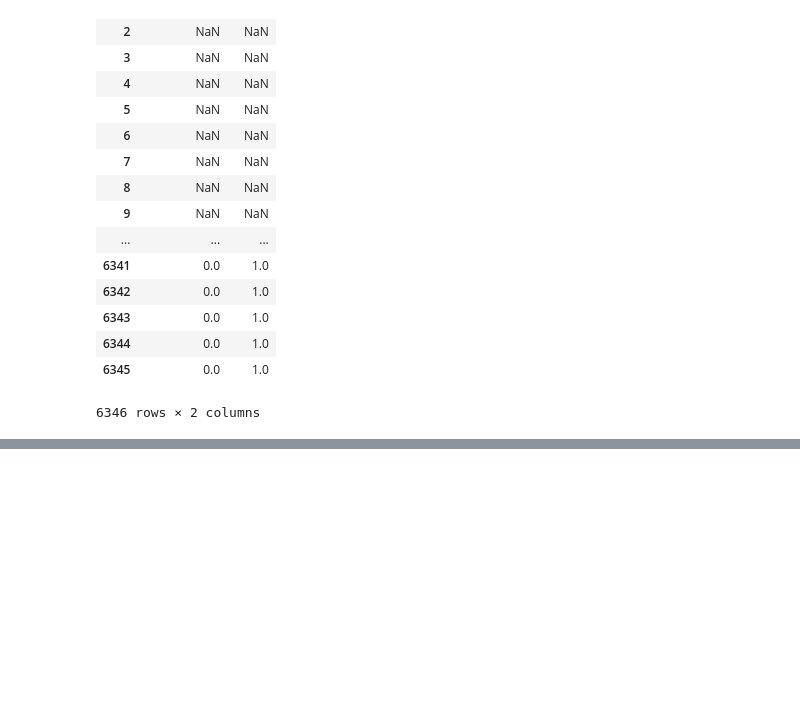
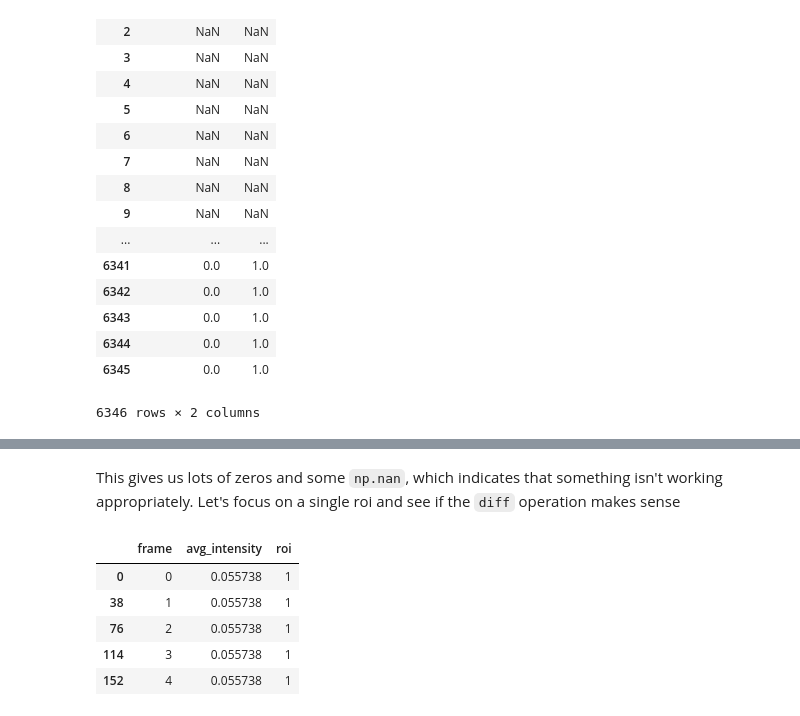
Before and after one commit to msschwartz21/germband-extension, a Jupyter notebook: notebooks/20181019-test_roi_binning.ipynb, the cells around one changed output, grey strips where cells are left out. Cells and saved outputs as stored; diff of their text form; code cells hidden in the pictures; blank space fills up the shorter version.

```diff
--- a/notebooks/20181019-test_roi_binning.ipynb
+++ b/notebooks/20181019-test_roi_binning.ipynb
@@ -111,0 +177,2 @@ https://stackoverflow.com/questions/20670726/computing-diffs-in-pandas-after-usi
+# %% [markdown]
+This gives us lots of zeros and some `np.nan`, which indicates that something isn't working appropriately. Let's focus on a single roi and see if the `diff` operation makes sense
@@ -111,0 +181,9 @@ https://stackoverflow.com/questions/20670726/computing-diffs-in-pandas-after-usi
+# %%
+roi.head()
+# %% [output]
+|  | frame | avg_intensity | roi |
+| 0 | 0 | 0.055738 | 1 |
+| 38 | 1 | 0.055738 | 1 |
+| 76 | 2 | 0.055738 | 1 |
+| 114 | 3 | 0.055738 | 1 |
+| 152 | 4 | 0.055738 | 1 |
```
Also changed, not shown: parts of 18 cells of this notebook.
